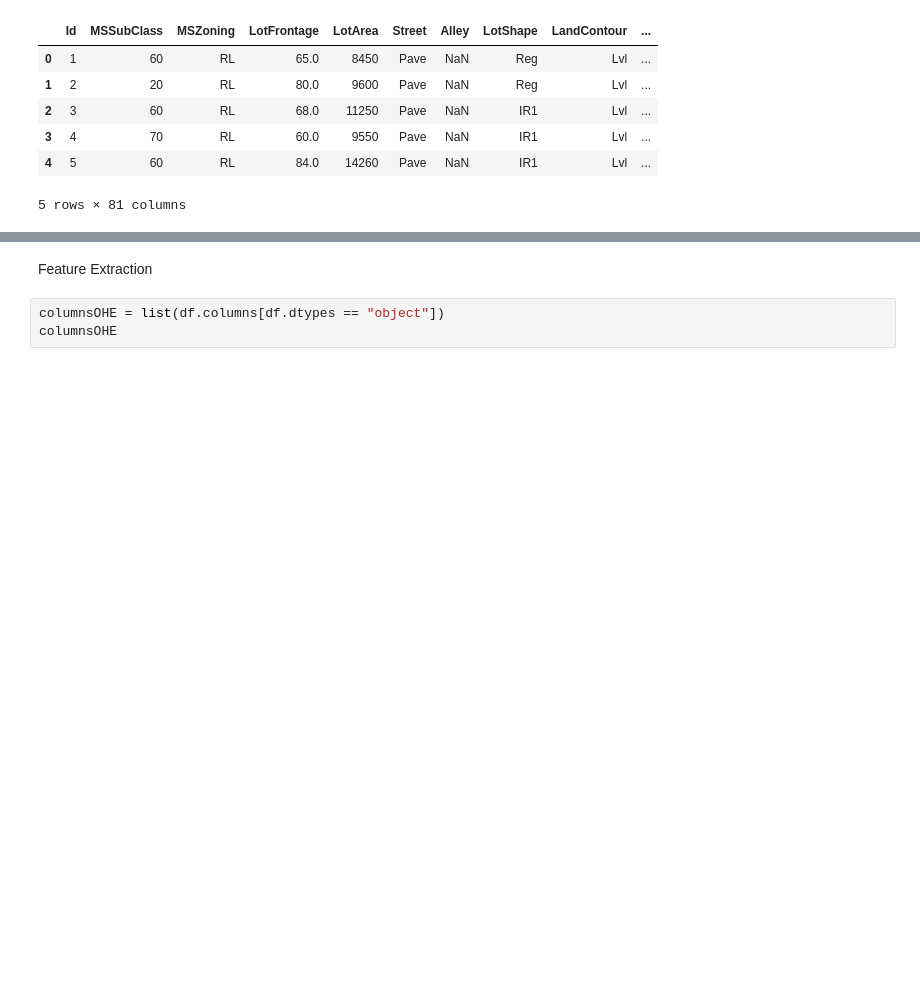
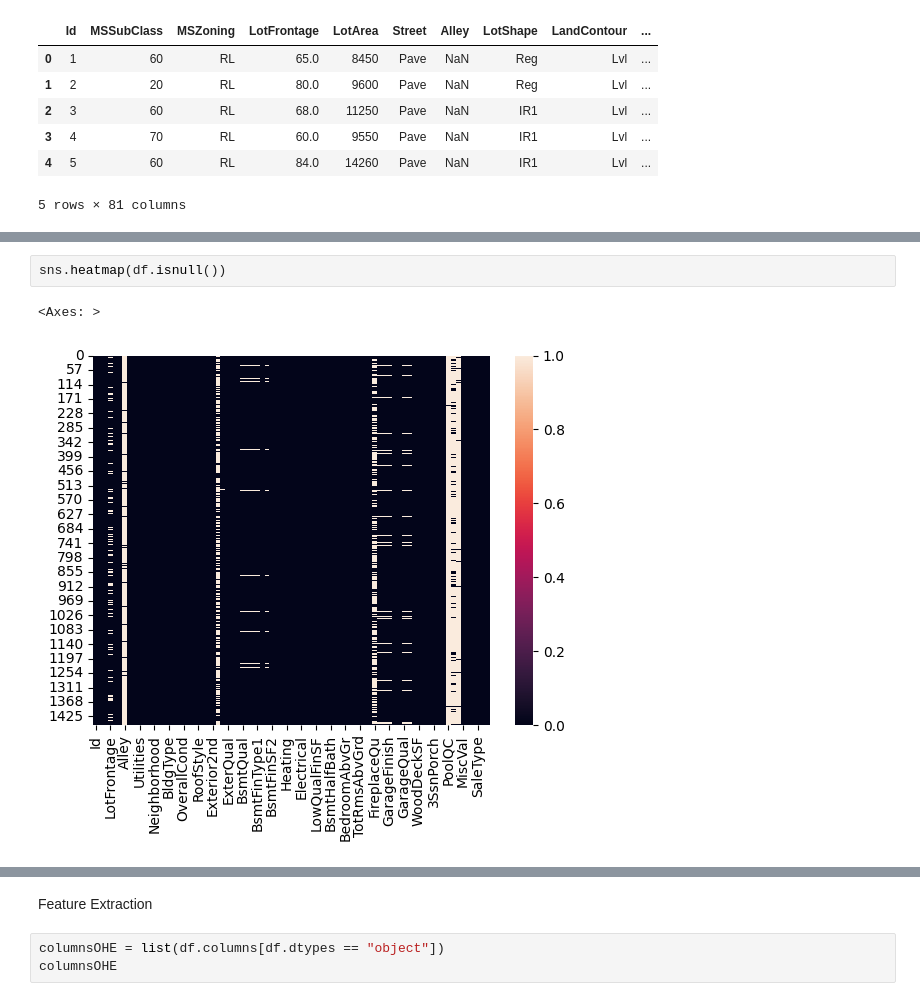
Before and after one commit to shafiqazam/Kaggle, a Jupyter notebook: home-data-for-ml-course/main.ipynb, the cells around one changed output, grey strips where cells are left out. Saved outputs shown, nothing was run; the diff lists cells and outputs as text; blank space fills up the shorter version.

```diff
--- a/home-data-for-ml-course/main.ipynb
+++ b/home-data-for-ml-course/main.ipynb
@@ -22,0 +43,5 @@ dfFinal = df.copy()
+# %%
+sns.heatmap(df.isnull())
+# %% [output]
+<Axes: >
+[figure, added]
```
Also changed, not shown: parts of 19 cells of this notebook.
